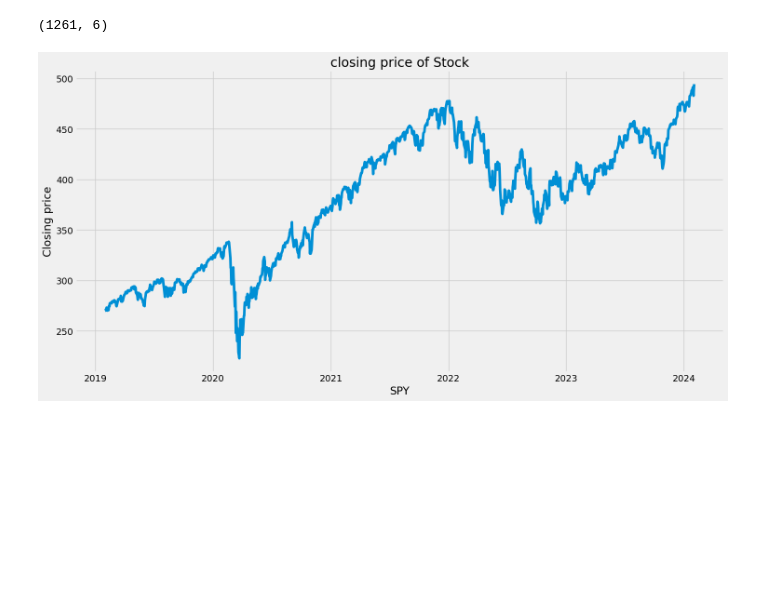
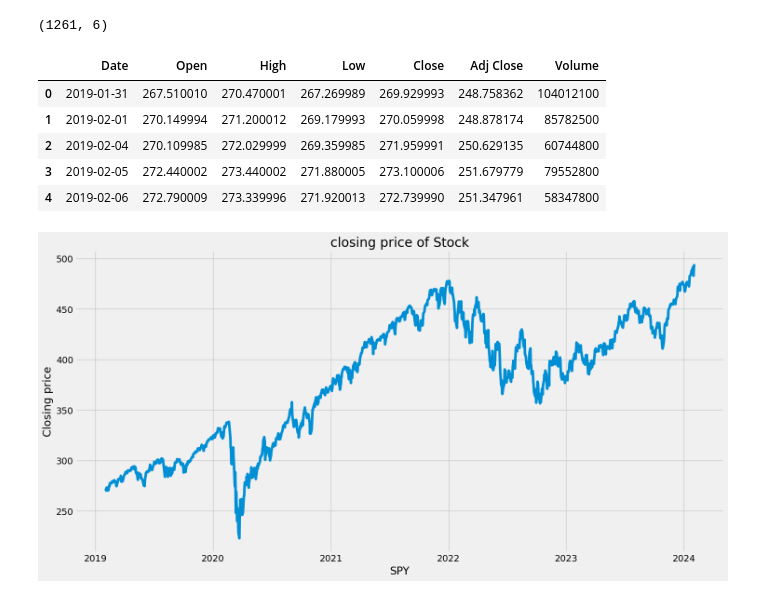
Before and after one commit to mnsair/Stock_Analysis, a Jupyter notebook: LSTN-SPY.ipynb, the cells around one changed output. Cells and saved outputs as stored; diff of their text form; code cells hidden in the pictures; blank space fills up the shorter version.

```diff
--- a/LSTN-SPY.ipynb
+++ b/LSTN-SPY.ipynb
@@ -124,3 +129,12 @@ df.shape
+# %%
+df.head()
+# %% [output]
+|  | Date | Open | High | Low | Close | Adj Close | Volume |
+| 0 | 2019-01-31 | 267.510010 | 270.470001 | 267.269989 | 269.929993 | 248.758362 | 104012100 |
+| 1 | 2019-02-01 | 270.149994 | 271.200012 | 269.179993 | 270.059998 | 248.878174 | 85782500 |
+| 2 | 2019-02-04 | 270.109985 | 272.029999 | 269.359985 | 271.959991 | 250.629135 | 60744800 |
+| 3 | 2019-02-05 | 272.440002 | 273.440002 | 271.880005 | 273.100006 | 251.679779 | 79552800 |
+| 4 | 2019-02-06 | 272.790009 | 273.339996 | 271.920013 | 272.739990 | 251.347961 | 58347800 |
 # %%
 #visualize the closing prices
 plt.figure(figsize=(16,8))
```
Also changed, not shown: parts of 7 cells of this notebook, 5 other files.
